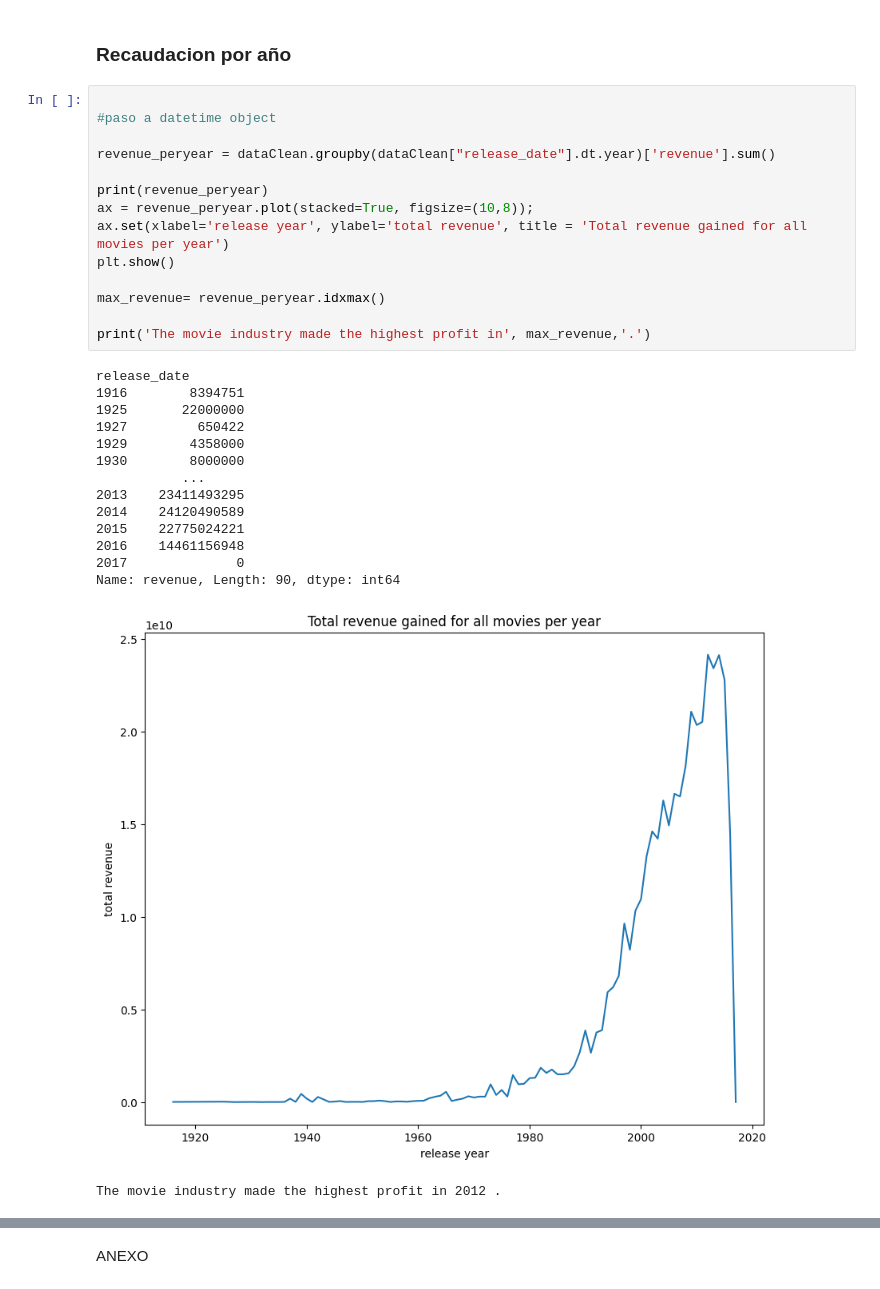
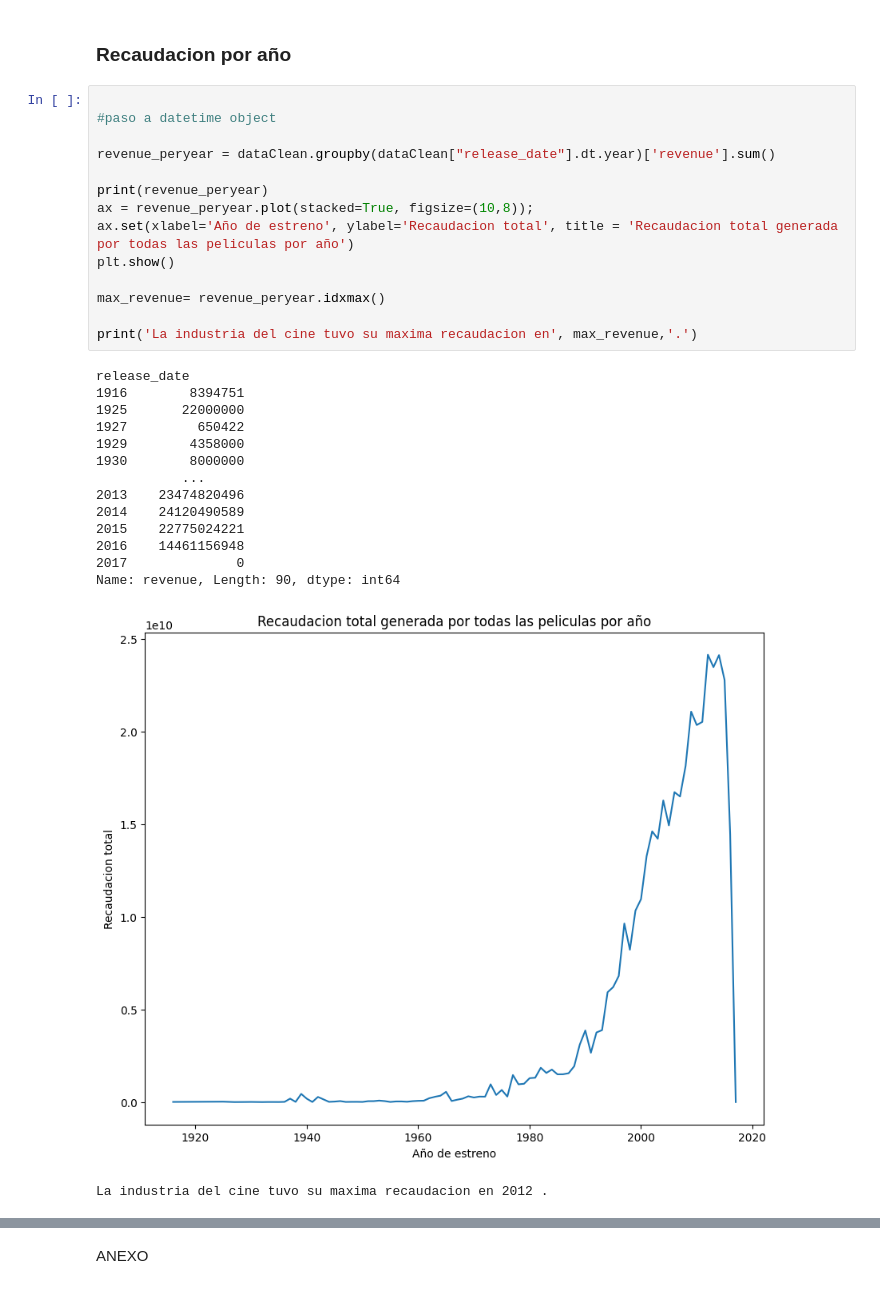
Before and after one commit to AleGallart/SATPython, a Jupyter notebook: Notebook.ipynb, the cells around one changed output, grey strips where cells are left out. Cells and saved outputs as stored; diff of their text form.

```diff
--- a/Notebook.ipynb
+++ b/Notebook.ipynb
@@ -184,30 +212,30 @@ popular_and_genres_data = dataClean[['original_title', 'popularity', 'genres']]
 # %%
 
 #paso a datetime object
 
 revenue_peryear = dataClean.groupby(dataClean["release_date"].dt.year)['revenue'].sum()
 
 print(revenue_peryear)
 ax = revenue_peryear.plot(stacked=True, figsize=(10,8));
-ax.set(xlabel='release year', ylabel='total revenue', title = 'Total revenue gained for all movies per year')
+ax.set(xlabel='Año de estreno', ylabel='Recaudacion total', title = 'Recaudacion total generada por todas las peliculas por año')
 plt.show()
 
 max_revenue= revenue_peryear.idxmax()
 
-print('The movie industry made the highest profit in', max_revenue,'.')
+print('La industria del cine tuvo su maxima recaudacion en', max_revenue,'.')
 # %% [output]
 release_date
 1916        8394751
 1925       22000000
 1927         650422
 1929        4358000
 1930        8000000
            ...
-2013    23411493295
+2013    23474820496
 2014    24120490589
 2015    22775024221
 2016    14461156948
 2017              0
 Name: revenue, Length: 90, dtype: int64
-[figure, old version]
+[figure, new version]
-The movie industry made the highest profit in 2012 .
+La industria del cine tuvo su maxima recaudacion en 2012 .
```
Also changed, not shown: parts of 11 cells of this notebook.
